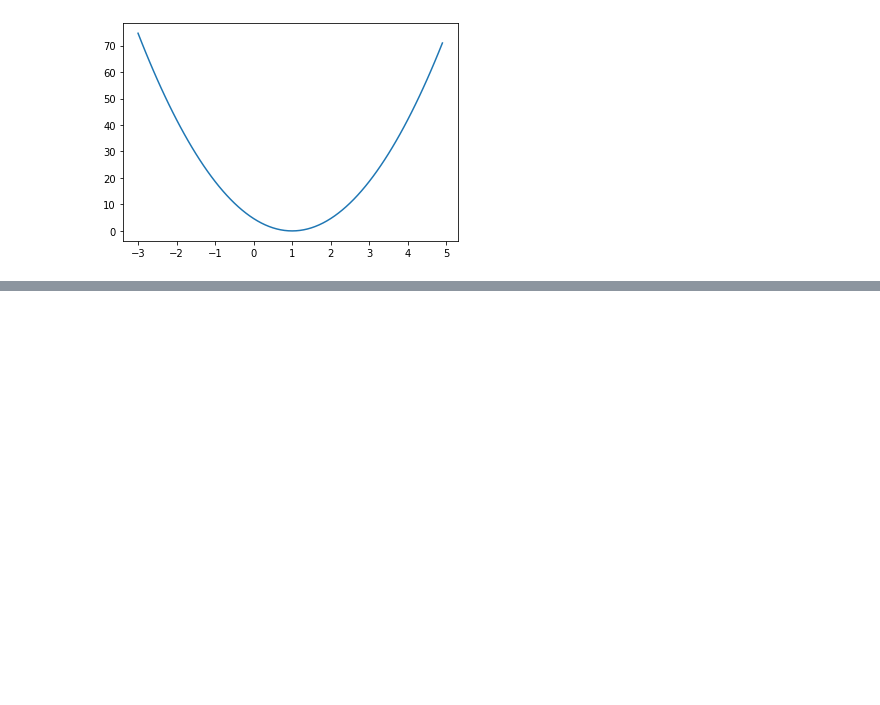
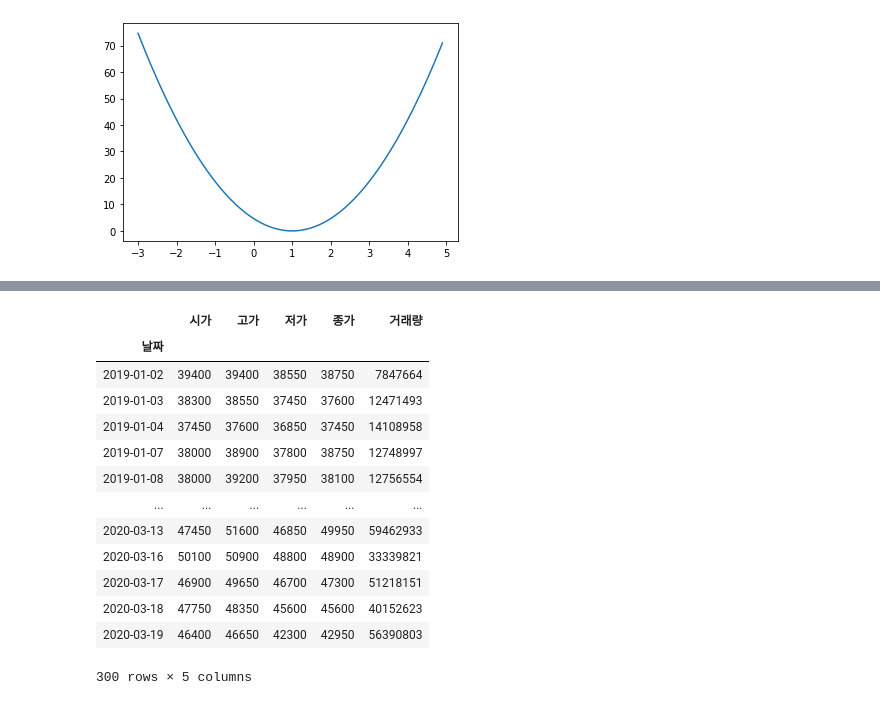
Before and after one commit to yunhacho/jupyterNotebook, a Jupyter notebook: Untitled.ipynb, the cells around one changed output, grey strips where cells are left out. Drawn from its saved outputs; the diff is of its cells as text; code cells hidden in the pictures; blank space fills up the shorter version.

```diff
--- a/Untitled.ipynb
+++ b/Untitled.ipynb
@@ -33,0 +137,26 @@ plt.show()
+# %%
+tickers = ['000990', '003550']#, '034220', '011070', '066570', '000660', '008060', '006400', '018260', '009150', '005930', '020150']
+timespan = ['20190101' , '20200319']
+
+import pandas as pd
+
+df = pd.DataFrame()
+#for i, ticker in enumerate(tickers):
+df = stock.get_market_ohlcv_by_date(timespan[0], timespan[1], '005930')
+# %%
+df
+# %% [output]
+|  | 시가 | 고가 | 저가 | 종가 | 거래량 |
+| 날짜 |  |  |  |  |  |
+| 2019-01-02 | 39400 | 39400 | 38550 | 38750 | 7847664 |
+| 2019-01-03 | 38300 | 38550 | 37450 | 37600 | 12471493 |
+| 2019-01-04 | 37450 | 37600 | 36850 | 37450 | 14108958 |
+| 2019-01-07 | 38000 | 38900 | 37800 | 38750 | 12748997 |
+| 2019-01-08 | 38000 | 39200 | 37950 | 38100 | 12756554 |
+| ... | ... | ... | ... | ... | ... |
+| 2020-03-13 | 47450 | 51600 | 46850 | 49950 | 59462933 |
+| 2020-03-16 | 50100 | 50900 | 48800 | 48900 | 33339821 |
+| 2020-03-17 | 46900 | 49650 | 46700 | 47300 | 51218151 |
+| 2020-03-18 | 47750 | 48350 | 45600 | 45600 | 40152623 |
+| 2020-03-19 | 46400 | 46650 | 42300 | 42950 | 56390803 |
+300 rows × 5 columns
```
Also changed, not shown: parts of 8 cells of this notebook, 3 other files.
